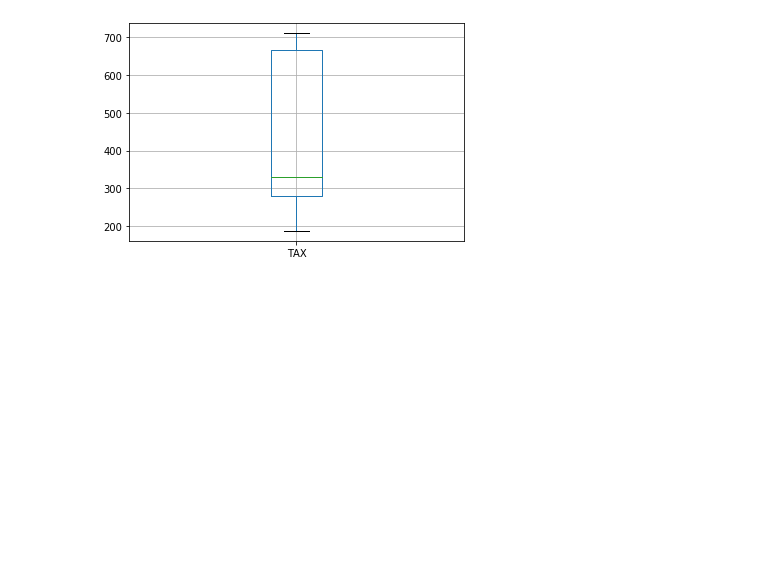
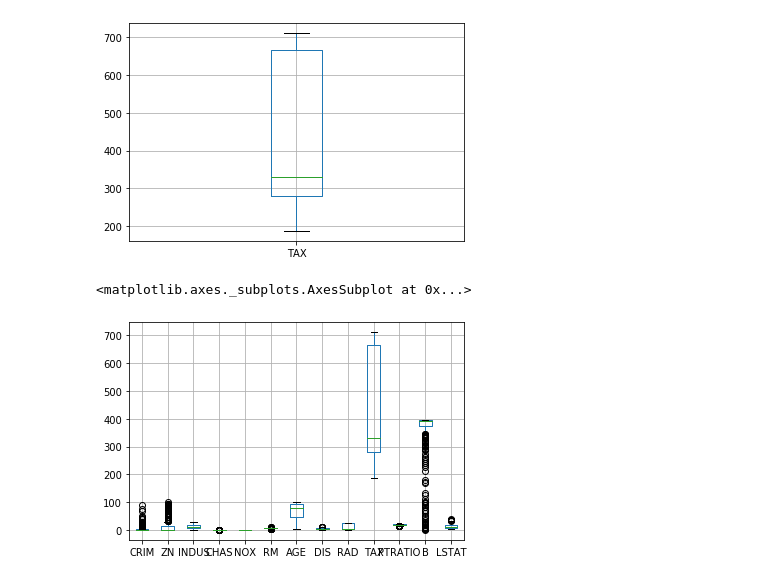
Before and after one commit to pragneshrana/Algo_Trial, a Jupyter notebook: ANOVA_INTERPRETATION.ipynb, the cells around one changed output. Cells and saved outputs as stored; diff of their text form; code cells hidden in the pictures; blank space fills up the shorter version.

```diff
--- a/ANOVA_INTERPRETATION.ipynb
+++ b/ANOVA_INTERPRETATION.ipynb
@@ -30,6 +31,12 @@ df.boxplot('TAX')
 # %% [output]
 <matplotlib.axes._subplots.AxesSubplot at 0x...>
 [figure]
+# %%
+#All parameter box plot
+df.boxplot()
+# %% [output]
+<matplotlib.axes._subplots.AxesSubplot at 0x...>
+[figure, added]
 # %%
 ## Without a constant
 
```
Also changed, not shown: parts of 8 cells of this notebook.
